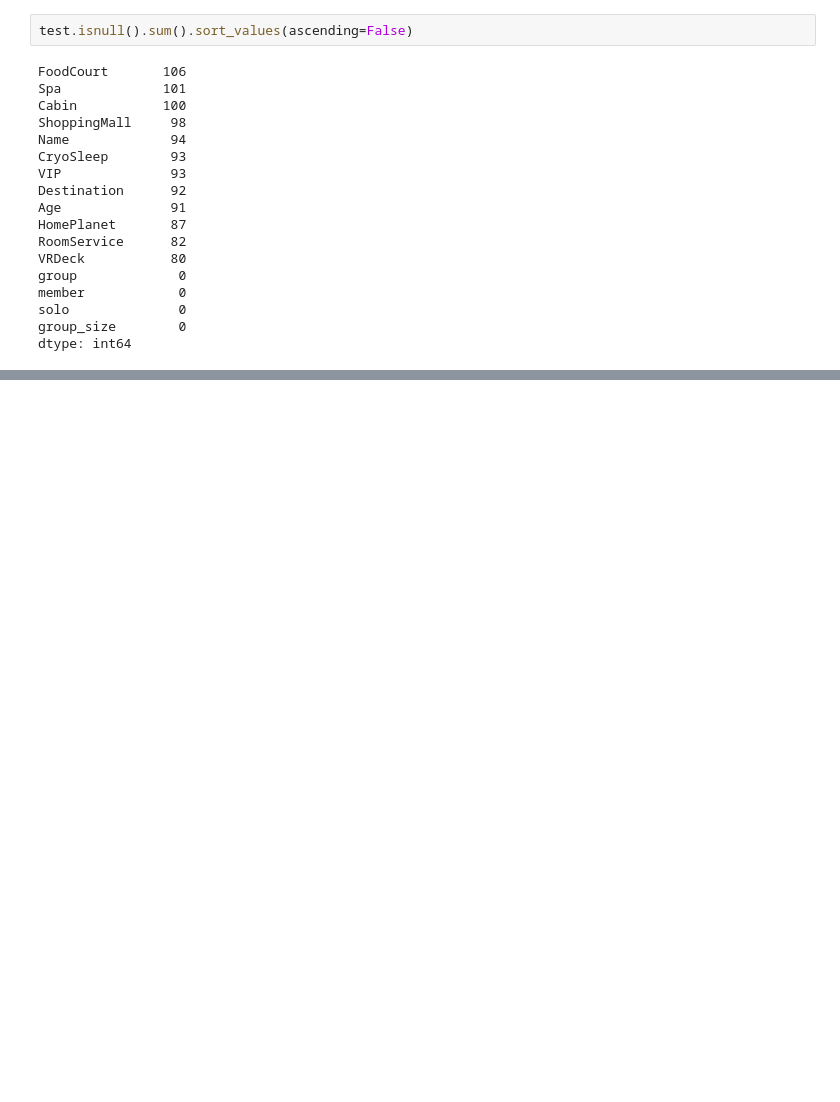
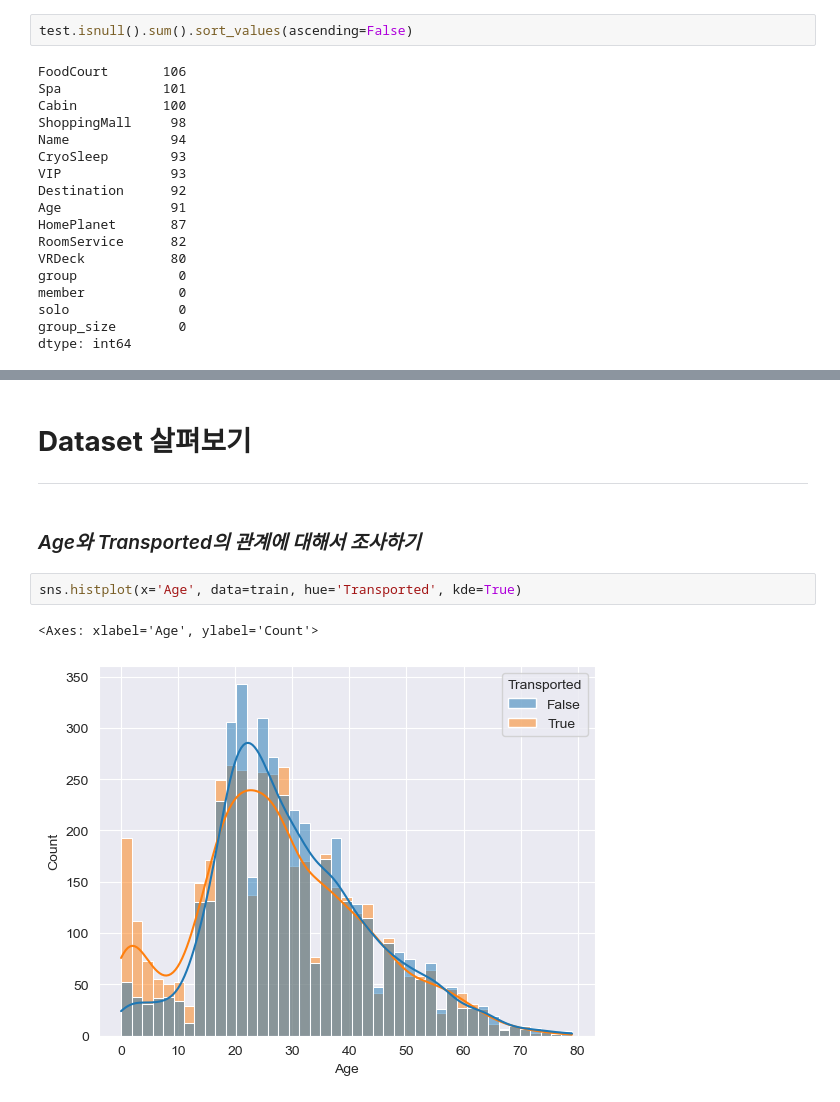
Before and after one commit to ef2nmddy/Spaceship_Titanic_EDA, a Jupyter notebook: Spaceship_Titanic.ipynb, the cells around one changed output, grey strips where cells are left out. Cells and saved outputs as stored; diff of their text form; blank space fills up the shorter version.

```diff
--- a/Spaceship_Titanic.ipynb
+++ b/Spaceship_Titanic.ipynb
@@ -198,0 +209,10 @@ dtype: int64
+# %% [markdown]
+# **Dataset 살펴보기**
+***
+# %% [markdown]
+### _Age와 Transported의 관계에 대해서 조사하기_
+# %%
+sns.histplot(x='Age', data=train, hue='Transported', kde=True)
+# %% [output]
+<Axes: xlabel='Age', ylabel='Count'>
+[figure, added]
```
Also changed, not shown: parts of 5 cells of this notebook.
